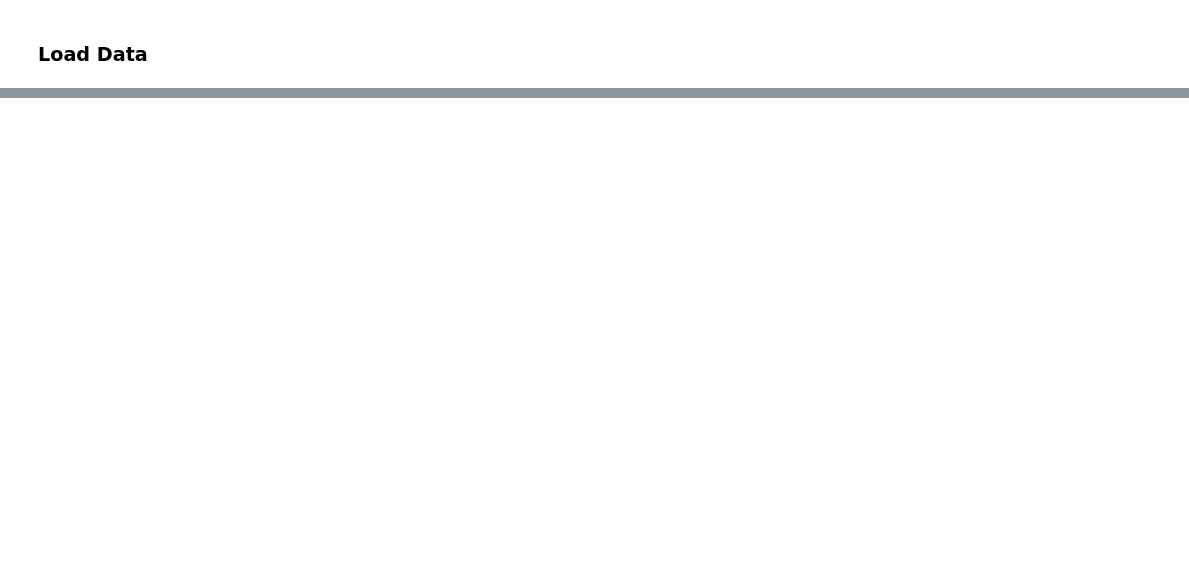
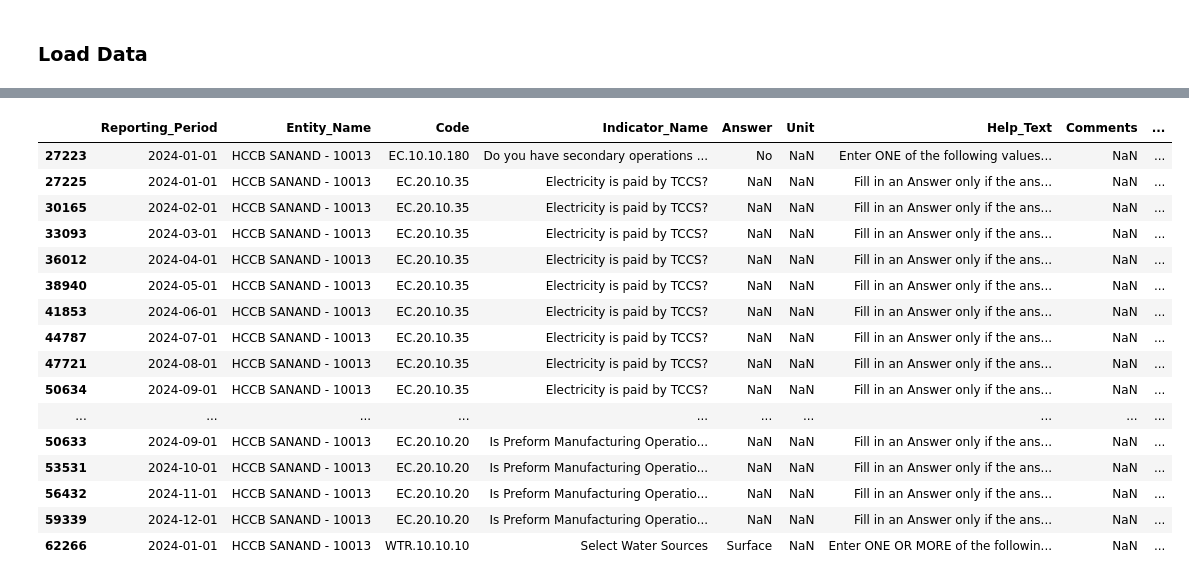
Before and after one commit to JoseAlfaroCC/T-S_Anomaly_Detection, a Jupyter notebook: Code/EDA.ipynb, the cells around one changed output, grey strips where cells are left out. Cells and saved outputs as stored; diff of their text form; code cells hidden in the pictures; blank space fills up the shorter version.

```diff
--- a/Code/EDA.ipynb
+++ b/Code/EDA.ipynb
@@ -103,0 +223,50 @@ UnicodeDecodeError: 'utf-8' codec can't decode byte 0xa0 in position 215099: inv
+# %%
+def update_detection_result(df):
+    # Ensure 'Reporting_Period' is a datetime object for sorting if not already done
+    df['Reporting_Period'] = pd.to_datetime(df['Reporting_Period'], format='%m/%d/%Y')
+
+    # Sort the DataFrame appropriately
+    df.sort_values(by=['Facility_ID', 'Indicator_Name', 'Reporting_Period'], inplace=True)
+
+    # Create the Detection_Result column with default NaN
+    df['Detection_Result'] = pd.NA
+
+    # Iterate over each group of 'Facility_ID' and 'Indicator_Name'
+    for name, group in df.groupby(['Facility_ID', 'Indicator_Name']):
+        # Check where the Answer changed and Flag is 1
+        changes = group.index[group['Flag'] == 1]
+
+        for idx in changes:
+            # Establishing previous and current indices for text generation
+            prev_idx = idx - 1
+            if prev_idx in df.index:
+                facility_id = df.at[idx, 'Facility_ID']
+                new_indicator_name = df.at[idx, 'Indicator_Name']
+                prev_indicator_name = df.at[prev_idx, 'Indicator_Name']
+                detection_text = f"Facility #: {facility_id}, Indicator: {new_indicator_name} switched from {prev_indicator_name} to {new_indicator_name}"
+                df.at[idx, 'Detection_Result'] = detection_text
+
+    # Return updated DataFrame
+    return df
+# %%
+# Example usage
+tmp = update_detection_result(text_flag)
+tmp[(tmp['Flag'] == 1) & (tmp['Facility_ID'] == 10013)]
+# %% [output]
+|  | Reporting_Period | Entity_Name | Code | Indicator_Name | Answer | Unit | Help_Text | Comments | ... |
+| 27223 | 2024-01-01 | HCCB SANAND - 10013 | EC.10.10.180 | Do you have secondary operations ... | No | NaN | Enter ONE of the following values... | NaN | ... |
+| 27225 | 2024-01-01 | HCCB SANAND - 10013 | EC.20.10.35 | Electricity is paid by TCCS? | NaN | NaN | Fill in an Answer only if the ans... | NaN | ... |
+| 30165 | 2024-02-01 | HCCB SANAND - 10013 | EC.20.10.35 | Electricity is paid by TCCS? | NaN | NaN | Fill in an Answer only if the ans... | NaN | ... |
+| 33093 | 2024-03-01 | HCCB SANAND - 10013 | EC.20.10.35 | Electricity is paid by TCCS? | NaN | NaN | Fill in an Answer only if the ans... | NaN | ... |
+| 36012 | 2024-04-01 | HCCB SANAND - 10013 | EC.20.10.35 | Electricity is paid by TCCS? | NaN | NaN | Fill in an Answer only if the ans... | NaN | ... |
+| 38940 | 2024-05-01 | HCCB SANAND - 10013 | EC.20.10.35 | Electricity is paid by TCCS? | NaN | NaN | Fill in an Answer only if the ans... | NaN | ... |
+| 41853 | 2024-06-01 | HCCB SANAND - 10013 | EC.20.10.35 | Electricity is paid by TCCS? | NaN | NaN | Fill in an Answer only if the ans... | NaN | ... |
+| 44787 | 2024-07-01 | HCCB SANAND - 10013 | EC.20.10.35 | Electricity is paid by TCCS? | NaN | NaN | Fill in an Answer only if the ans... | NaN | ... |
+| 47721 | 2024-08-01 | HCCB SANAND - 10013 | EC.20.10.35 | Electricity is paid by TCCS? | NaN | NaN | Fill in an Answer only if the ans... | NaN | ... |
+| 50634 | 2024-09-01 | HCCB SANAND - 10013 | EC.20.10.35 | Electricity is paid by TCCS? | NaN | NaN | Fill in an Answer only if the ans... | NaN | ... |
+| ... | ... | ... | ... | ... | ... | ... | ... | ... | ... |
+| 50633 | 2024-09-01 | HCCB SANAND - 10013 | EC.20.10.20 | Is Preform Manufacturing Operatio... | NaN | NaN | Fill in an Answer only if the ans... | NaN | ... |
+| 53531 | 2024-10-01 | HCCB SANAND - 10013 | EC.20.10.20 | Is Preform Manufacturing Operatio... | NaN | NaN | Fill in an Answer only if the ans... | NaN | ... |
+| 56432 | 2024-11-01 | HCCB SANAND - 10013 | EC.20.10.20 | Is Preform Manufacturing Operatio... | NaN | NaN | Fill in an Answer only if the ans... | NaN | ... |
+| 59339 | 2024-12-01 | HCCB SANAND - 10013 | EC.20.10.20 | Is Preform Manufacturing Operatio... | NaN | NaN | Fill in an Answer only if the ans... | NaN | ... |
+| 62266 | 2024-01-01 | HCCB SANAND - 10013 | WTR.10.10.10 | Select Water Sources | Surface | NaN | Enter ONE OR MORE of the followin... | NaN | ... |
```
Also changed, not shown: parts of 26 cells of this notebook.
